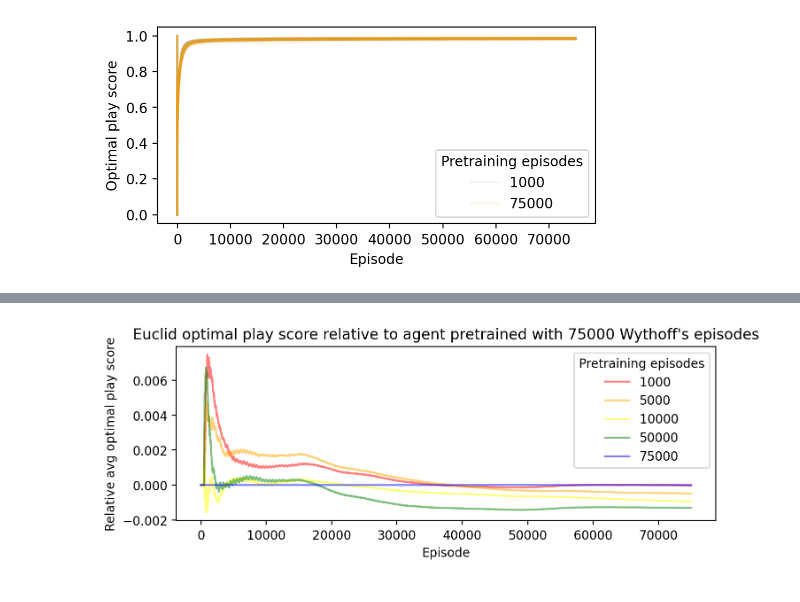
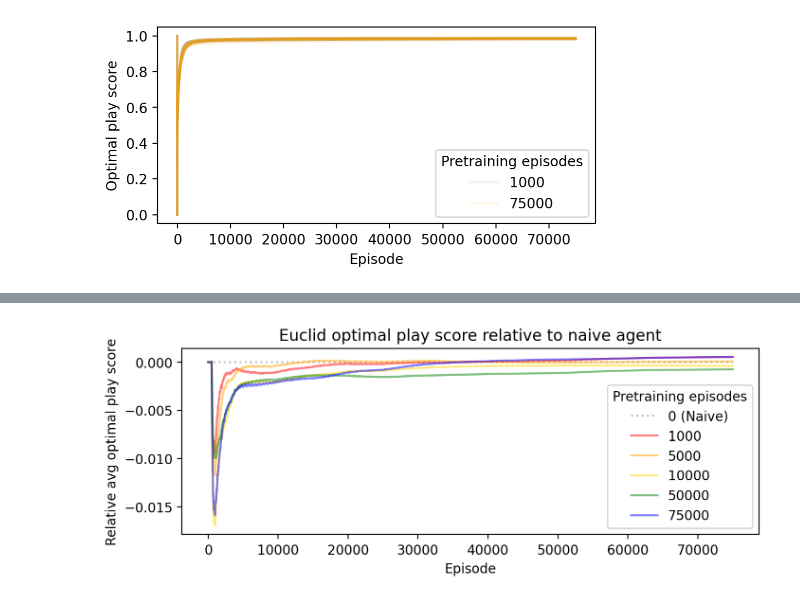
Before and after one commit to CoAxLab/azad-next-move, a Jupyter notebook: notebooks/wythoff_exp1000_50000_euc.ipynb, the cells around one changed output, grey strips where cells are left out. Saved outputs shown, nothing was run; the diff lists cells and outputs as text; code cells hidden in the pictures.

```diff
--- a/notebooks/wythoff_exp1000_50000_euc.ipynb
+++ b/notebooks/wythoff_exp1000_50000_euc.ipynb
@@ -32,6 +32,9 @@ def load_stumbler_data(path, index_range=(0, 20)):
 # %% [markdown]
 # Find the files
 # %%
+path = "/Users/Jack/Desktop/PNC/CoAx/azad-next-move/data/wythoff/exp26/"
+exp_26 = load_stumbler_data(path, (1, 21))
+
 path = "/Users/Jack/Desktop/PNC/CoAx/azad-next-move/data/wythoff/exp1000_euc/"
 exp_1000 = load_stumbler_data(path, (1, 21))
 
@@ -153,10 +256,11 @@ _ = plt.ylabel("Optimal play score")
 # %% [output]
 [figure]
 # %%
-episode_1000,  exp_1000_avg,  _ = score_summary(exp_1000)
-episode_5000,  exp_5000_avg,  _ = score_summary(exp_5000)
-episode_10000, exp_10000_avg, _ = score_summary(exp_10000)
-episode_50000, exp_50000_avg, _ = score_summary(exp_50000)
-episode_28,    exp_28_avg,    _ = score_summary(exp_28)
+episode_26,    exp_26_avg,    exp_26_SE    = score_summary(exp_26)
+episode_1000,  exp_1000_avg,  exp_1000_SE  = score_summary(exp_1000)
+episode_5000,  exp_5000_avg,  exp_5000_SE  = score_summary(exp_5000)
+episode_10000, exp_10000_avg, exp_10000_SE = score_summary(exp_10000)
+episode_50000, exp_50000_avg, exp_50000_SE = score_summary(exp_50000)
+episode_28,    exp_28_avg,    exp_28_SE    = score_summary(exp_28)
 # %%
 plt.figure(figsize=(7, 2.5))
@@ -174,14 +330,15 @@ _ = plt.ylabel("Optimal play score")
 # %%
 plt.figure(figsize=(7, 2.5))
-_ = plt.plot(episode_1000,  exp_1000_avg  - exp_28_avg, color='red',    alpha=.5, label="1000")
-_ = plt.plot(episode_5000,  exp_5000_avg  - exp_28_avg, color='orange', alpha=.5, label="5000")
-_ = plt.plot(episode_10000, exp_10000_avg - exp_28_avg, color='yellow', alpha=.5, label="10000")
-_ = plt.plot(episode_50000, exp_50000_avg - exp_28_avg, color='green',  alpha=.5, label="50000")
-_ = plt.plot(episode_28,    exp_28_avg    - exp_28_avg, color='blue',   alpha=.5, label="75000")
+_ = plt.plot(episode_26,    exp_26_avg    - exp_26_avg, color='gray',   alpha=.5, label="0 (Naive)", linestyle=':')
+_ = plt.plot(episode_1000,  exp_1000_avg  - exp_26_avg, color='red',    alpha=.5, label="1000")
+_ = plt.plot(episode_5000,  exp_5000_avg  - exp_26_avg, color='orange', alpha=.5, label="5000")
+_ = plt.plot(episode_10000, exp_10000_avg - exp_26_avg, color='gold',   alpha=.5, label="10000")
+_ = plt.plot(episode_50000, exp_50000_avg - exp_26_avg, color='green',  alpha=.5, label="50000")
+_ = plt.plot(episode_28,    exp_28_avg    - exp_26_avg, color='blue',   alpha=.5, label="75000")
 _ = plt.tight_layout()
 _ = plt.legend(title="Pretraining episodes")
 _ = plt.xlabel("Episode")
 _ = plt.ylabel("Relative avg optimal play score")
-_ = plt.title("Euclid optimal play score relative to agent pretrained with 75000 Wythoff\'s episodes")
+_ = plt.title("Euclid optimal play score relative to naive agent")
 # %% [output]
-[figure, old version]
+[figure, new version]
```
Also changed, not shown: parts of 11 cells of this notebook, 3 other files.
